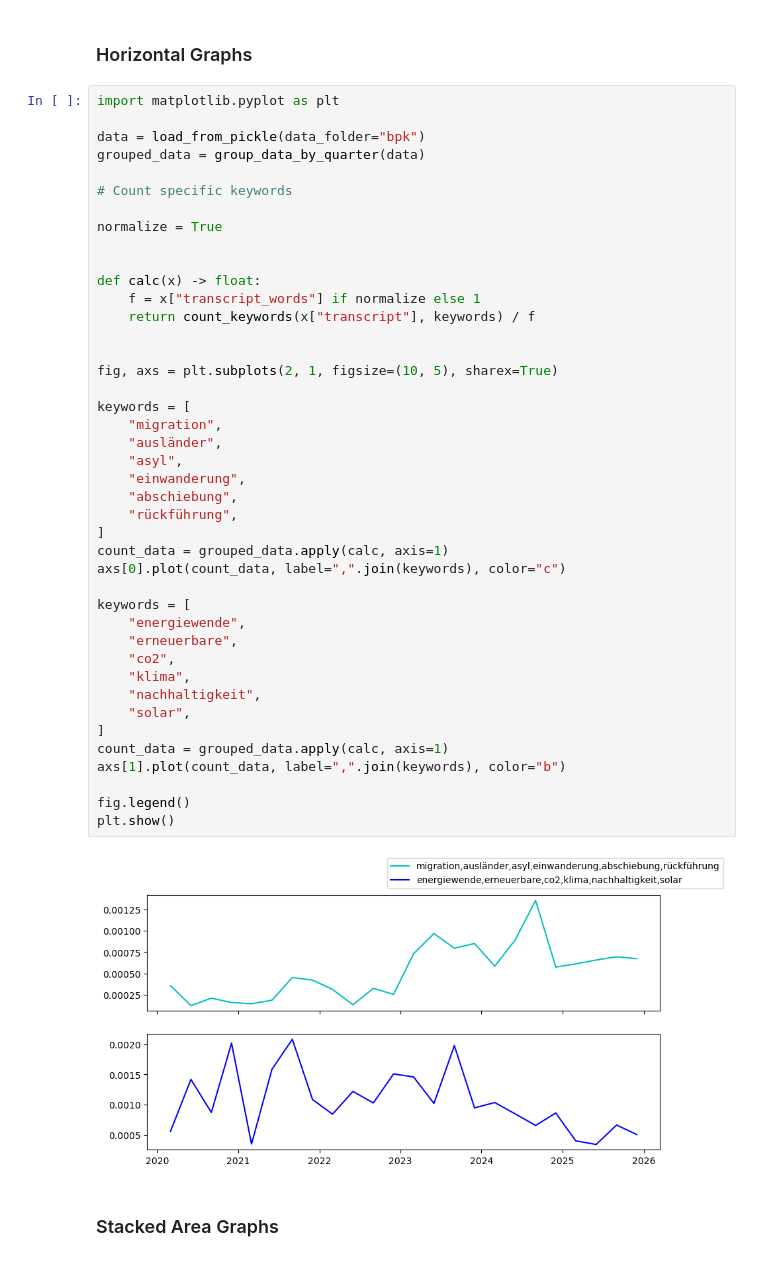
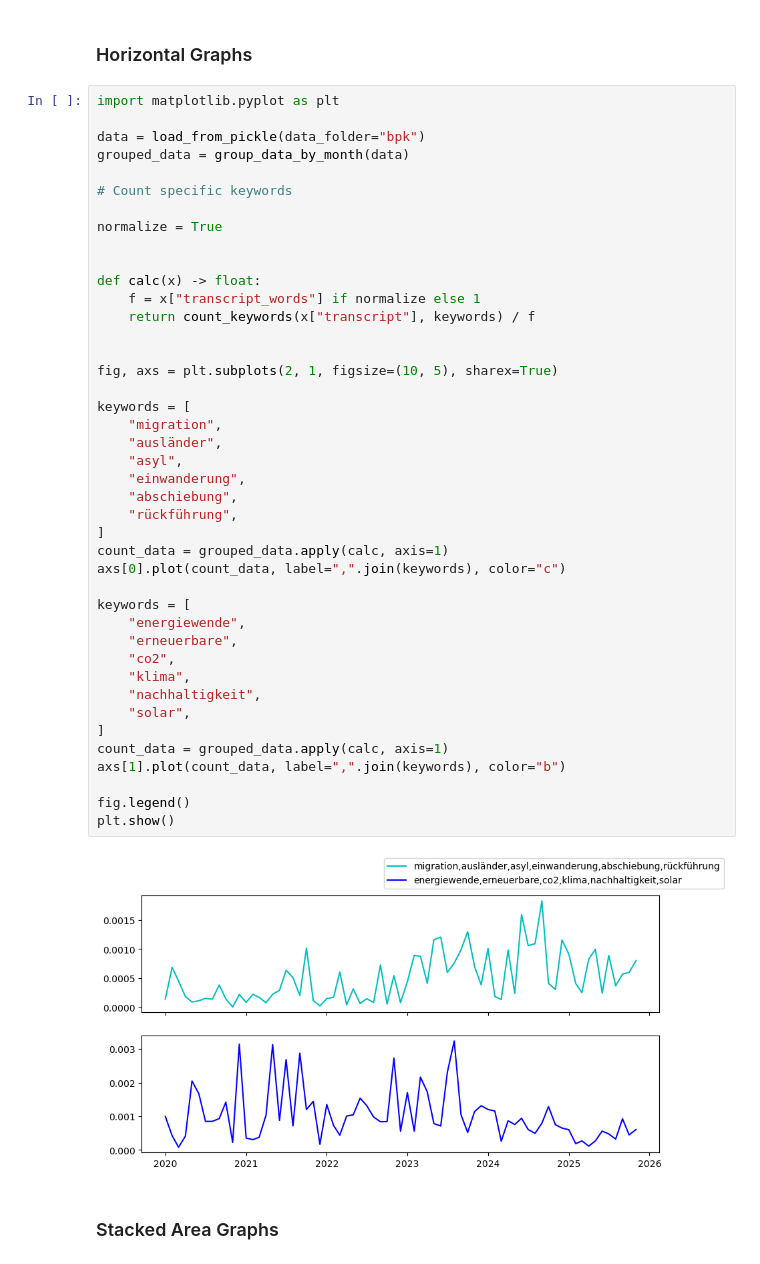
Before and after one commit to wiesenklee/digital-discourses, a Jupyter notebook: notebook/main.ipynb, the cells around one changed output. Saved outputs shown, nothing was run; the diff lists cells and outputs as text.

```diff
--- a/nodebook/main.ipynb
+++ b/notebook/main.ipynb
@@ -206,7 +206,7 @@ plt.plot(grouped_data["transcript_words"], label="Words per Month")
 import matplotlib.pyplot as plt
 
 data = load_from_pickle(data_folder="bpk")
-grouped_data = group_data_by_quarter(data)
+grouped_data = group_data_by_month(data)
 
 # Count specific keywords
 
@@ -218,34 +218,34 @@ def calc(x) -> float:
     return count_keywords(x["transcript"], keywords) / f
 
 
 fig, axs = plt.subplots(2, 1, figsize=(10, 5), sharex=True)
 
 keywords = [
     "migration",
     "ausländer",
     "asyl",
     "einwanderung",
     "abschiebung",
     "rückführung",
 ]
 count_data = grouped_data.apply(calc, axis=1)
 axs[0].plot(count_data, label=",".join(keywords), color="c")
 
 keywords = [
     "energiewende",
     "erneuerbare",
     "co2",
     "klima",
     "nachhaltigkeit",
     "solar",
 ]
 count_data = grouped_data.apply(calc, axis=1)
 axs[1].plot(count_data, label=",".join(keywords), color="b")
 
 fig.legend()
 plt.show()
 # %% [output]
-[figure, old version]
+[figure, new version]
 # %% [markdown]
 ### Stacked Area Graphs
 # %%
```
Also changed, not shown: parts of 1 cell of this notebook.
